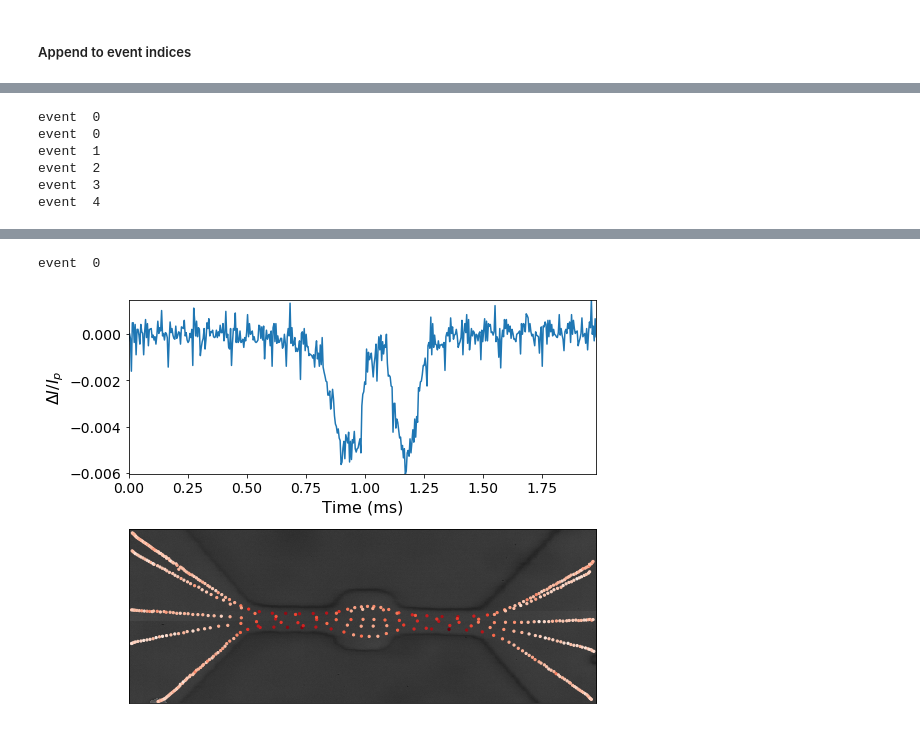
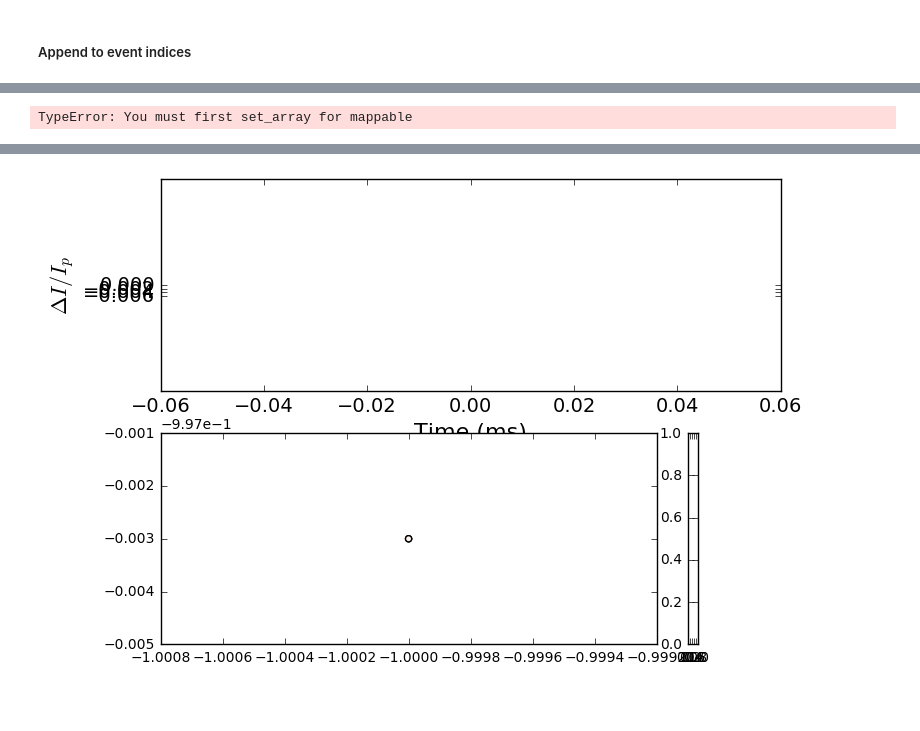
Before and after one commit to tphinkle/dissertation, a Jupyter notebook: notebooks/ch6/rp-im-sync-vid.ipynb, the cells around one changed output, grey strips where cells are left out. Drawn from its saved outputs; the diff is of its cells as text; code cells hidden in the pictures; blank space fills up the shorter version.

```diff
--- a/notebooks/ch6/rp-im-sync-vid.ipynb
+++ b/notebooks/ch6/rp-im-sync-vid.ipynb
@@ -1265,23 +1287,23 @@ plt.yticks([0,-0.002,-0.004,-0.006])
 plt.sca(axes[1])
 
 position_current_plot = axes[1].scatter([], [], animated = True, s = 5)
+scatt = plt.scatter([-1,-1],[-1,-1], c = [cmap(0), cmap(1)], cmap = cmap)
+plt.colorbar(scatt)
+
 vid_plot = axes[1].imshow(template_frame, origin = 'lower', interpolation = 'none', aspect = 'auto')
+
 
 
 axes[1].set_xticks([])
 axes[1].set_yticks([])
 
-fig.tight_layout()
+#fig.tight_layout()
+fig.subplots_adjust(left=0.2,bottom=0,top=1,right=0.8)
 
 
-anim = matplotlib.animation.FuncAnimation(fig, animate, range(len(colors)), interval = 150, blit = False)
+anim = matplotlib.animation.FuncAnimation(fig, animate, range(25), interval = 150, blit = False)
 
 # Convert to HTML
 HTML(anim.to_html5_video())
 # %% [output]
-event  0
-event  0
-event  1
-event  2
-event  3
-event  4
+TypeError: You must first set_array for mappable
@@ -1289,2 +1310 @@ event  4
-event  0
-[figure, old version]
+[figure, new version]
```
Also changed, not shown: parts of 6 cells of this notebook, 36 other files.
